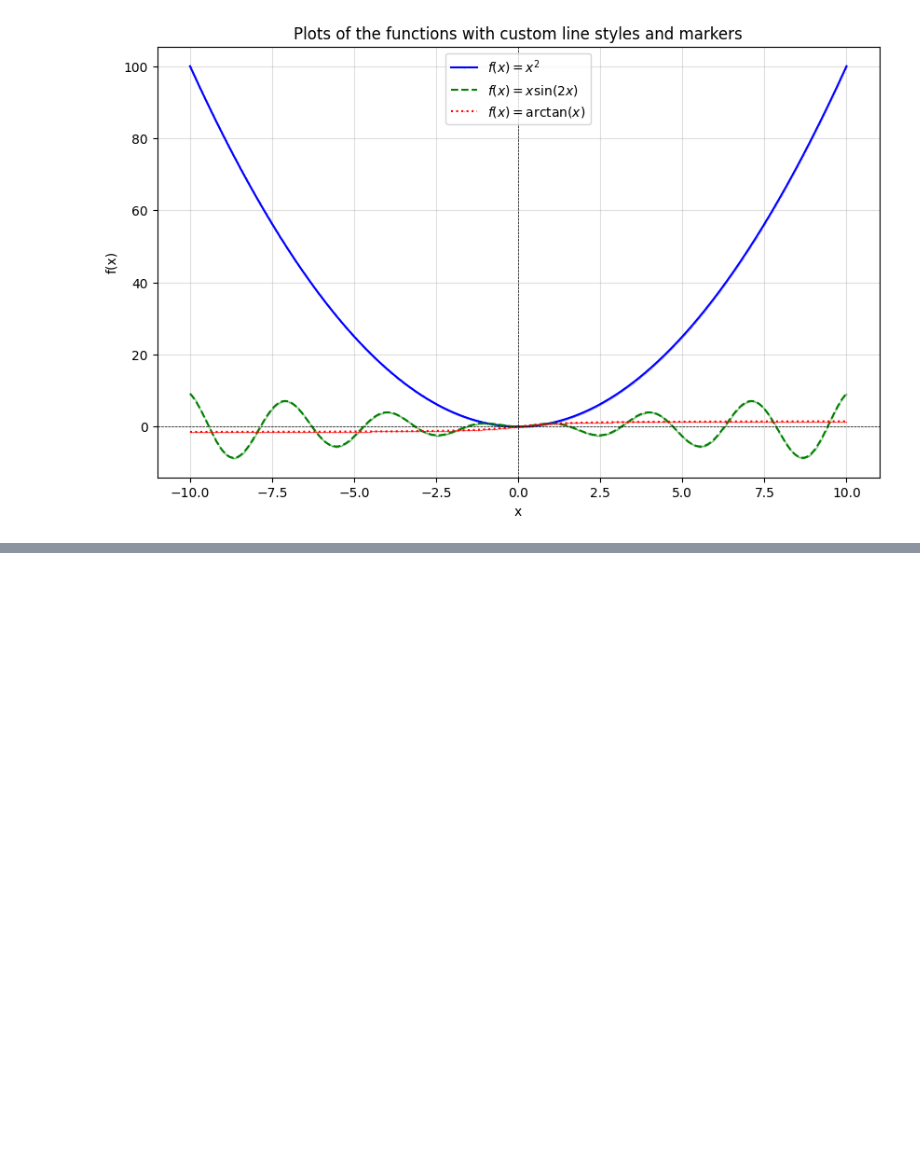
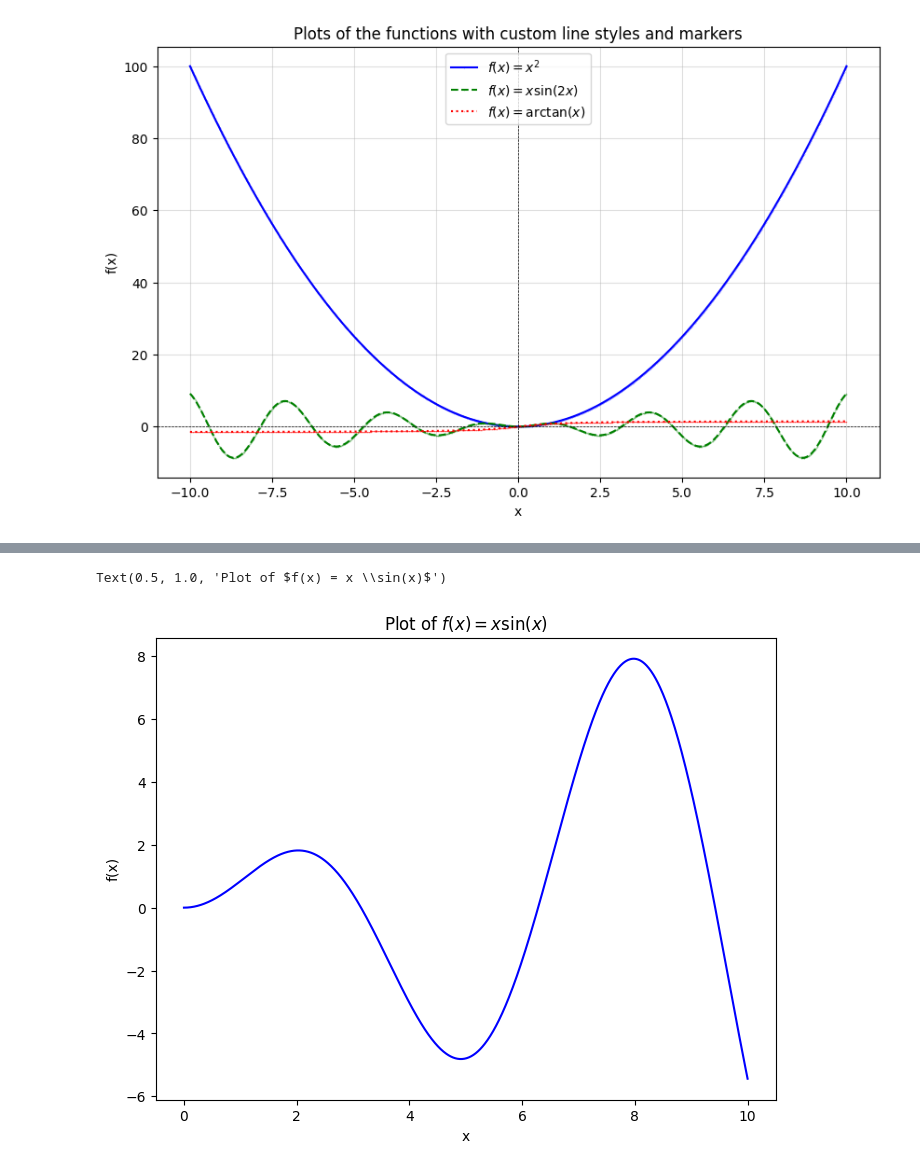
Before and after one commit to pankace/python3_plot_v2, a Jupyter notebook: plot.ipynb, the cells around one changed output, grey strips where cells are left out. Drawn from its saved outputs; the diff is of its cells as text; code cells hidden in the pictures; blank space fills up the shorter version.

```diff
--- a/plot.ipynb
+++ b/plot.ipynb
@@ -47,0 +76,12 @@ plt.show()
+# %%
+x = np.linspace(0, 10, 1000)
+y = x * np.sin(x)
+
+plt.figure(figsize=(8, 6))
+plt.plot(x, y, label=r"$f(x) = x \sin(x)$", color="blue")
+plt.xlabel("x")
+plt.ylabel("f(x)")
+plt.title("Plot of $f(x) = x \sin(x)$")
+# %% [output]
+Text(0.5, 1.0, 'Plot of $f(x) = x \\sin(x)$')
+[figure, added]
```
Also changed, not shown: parts of 6 cells of this notebook, 2 other files.
